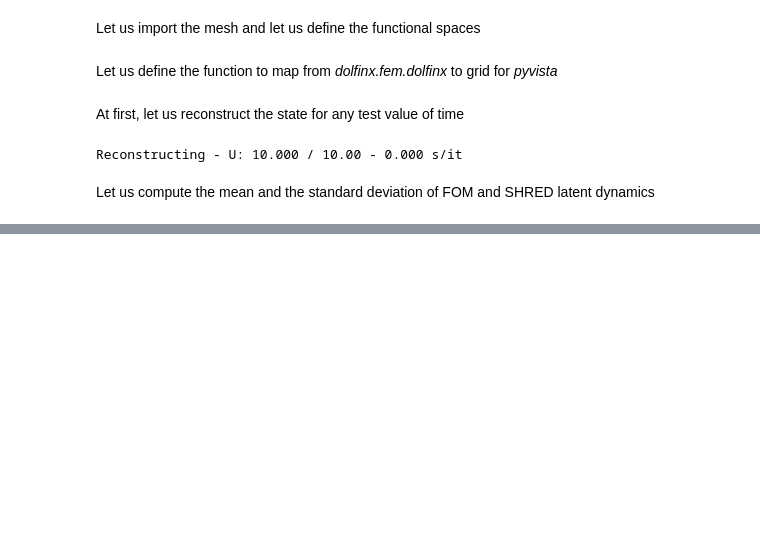
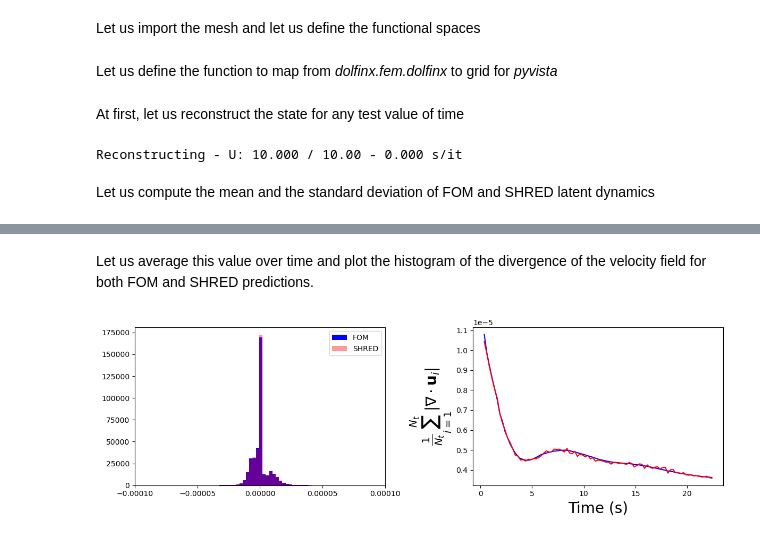
Before and after one commit to ERMETE-Lab/NuSHRED, a Jupyter notebook: Code/P1/02e_PDEresidual_check.ipynb, the cells around one changed output, grey strips where cells are left out. Cells and saved outputs as stored; diff of their text form; code cells hidden in the pictures; blank space fills up the shorter version.

```diff
--- a/Code/P1/02e_PDEresidual_check.ipynb
+++ b/Code/P1/02e_PDEresidual_check.ipynb
@@ -261,0 +268,38 @@ for tt in range(5, len(fom_list), 5):
+# %%
+cont_eqn_fom_cell = list()
+cont_eqn_shred_cell = list()
+
+for tt in range(len(fom_list)):
+    # FOM
+    grid = vector_grids(fom_list.map(tt), mag_plot=True)[0]
+    grid['div'] = grid.compute_derivative(scalars='u', divergence=True)['divergence']
+    cells_size = grid.compute_cell_sizes()['Area'] # it's the area for 2D meshes
+    cont_eqn_fom_cell.append(cells_size * grid.point_data_to_cell_data()['div'])
+
+    # SHRED
+    grid = vector_grids(pred_list.map(tt), mag_plot=True)[0]
+    grid['div'] = grid.compute_derivative(scalars='u', divergence=True)['divergence']
+    cells_size = grid.compute_cell_sizes()['Area'] # it's the area for 2D meshes
+    cont_eqn_shred_cell.append(cells_size * grid.point_data_to_cell_data()['div'])
+
+cont_eqn_fom_cell = np.asarray(cont_eqn_fom_cell)
+cont_eqn_shred_cell = np.asarray(cont_eqn_shred_cell)
+# %% [markdown]
+Let us average this value over time and plot the histogram of the divergence of the velocity field for both FOM and SHRED predictions.
+# %%
+fig, axs = plt.subplots(1, 2, figsize=(12, 4))
+
+axs[0].hist(cont_eqn_fom_cell.mean(axis=0), bins=500, density=True, color='blue', label='FOM')
+axs[0].hist(cont_eqn_shred_cell.mean(axis=0), bins=500, density=True, alpha=0.4, color='red', label='SHRED')
+axs[0].set_xlim(-1e-4, 1e-4)
+axs[0].set_xticks(np.arange(-1e-4, 1.1e-4, 5e-5))
+axs[0].legend()
+
+axs[1].plot(time_bins, np.mean(np.abs(cont_eqn_fom_cell), axis=1), label='FOM', color='blue')
+axs[1].plot(time_bins, np.mean(np.abs(cont_eqn_shred_cell), axis=1), label='SHRED', color='red')
+axs[1].set_xlabel('Time (s)', fontsize=20)
+axs[1].set_ylabel(r'$\frac{1}{N_t}\sum_{i=1}^{N_t}|\nabla \cdot \mathbf{u}_i|$', fontsize=20)
+
+plt.tight_layout()
+# %% [output]
+[figure, added]
```
Also changed, not shown: parts of 5 cells of this notebook.
